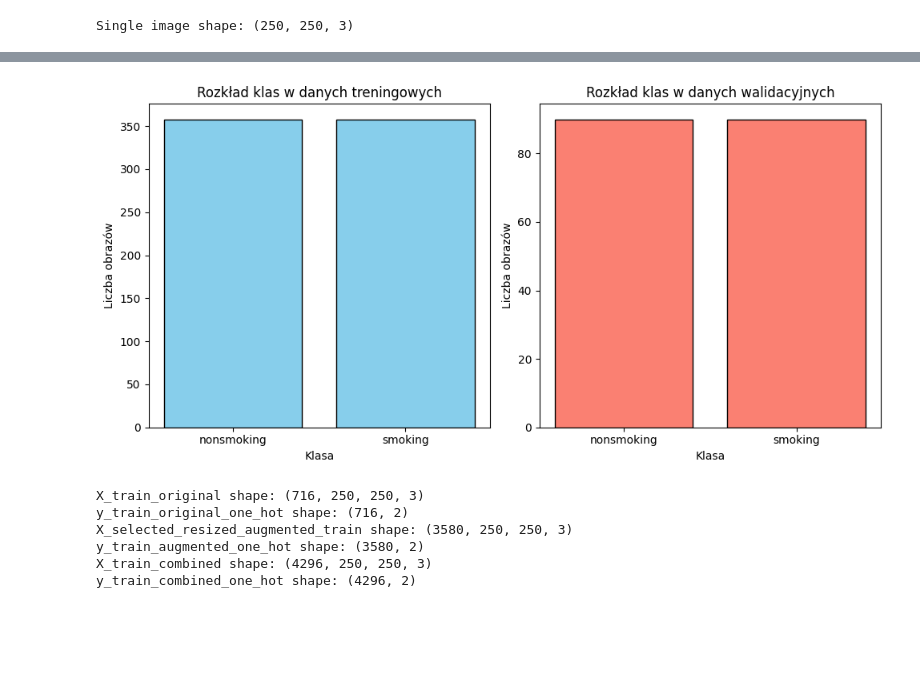
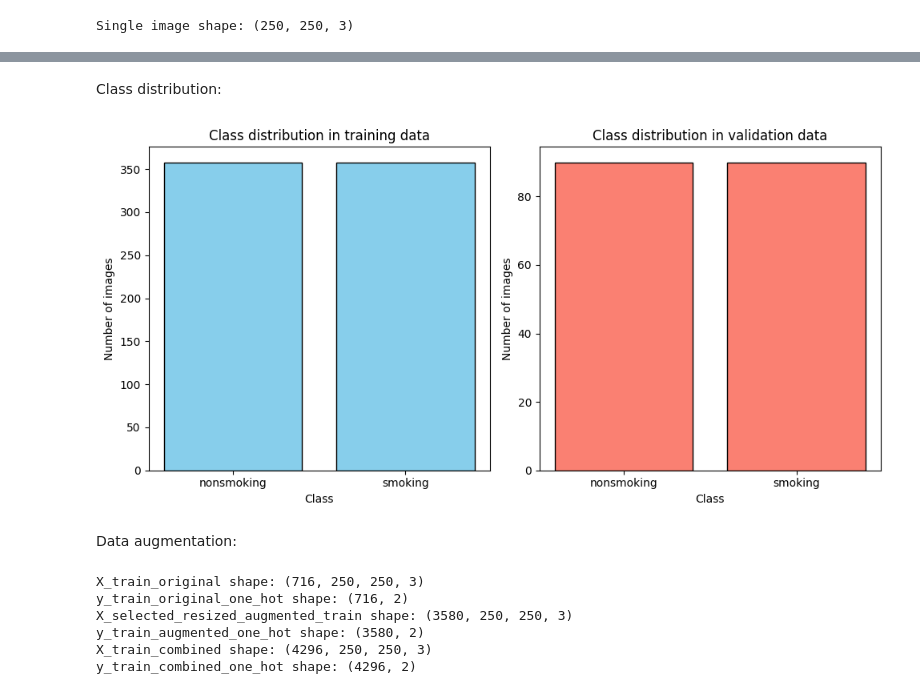
Before and after one commit to jroznerski/smokers_detection, a Jupyter notebook: smoker-detection-notebook.ipynb, the cells around one changed output, grey strips where cells are left out. Cells and saved outputs as stored; diff of their text form; code cells hidden in the pictures; blank space fills up the shorter version.

```diff
--- a/smoker-detection-notebook.ipynb
+++ b/smoker-detection-notebook.ipynb
@@ -79,23 +107,25 @@ plt.show()
+# %% [markdown]
+Class distribution:
 # %%
 plt.figure(figsize=(10, 5))
 plt.subplot(1, 2, 1)
 plt.hist(y_train, bins=[-0.5, 0.5, 1.5], edgecolor='black', align='mid', rwidth=0.8, color='skyblue')
 plt.xticks([0, 1], ['nonsmoking', 'smoking'])
-plt.title('Rozkład klas w danych treningowych')
-plt.xlabel('Klasa')
-plt.ylabel('Liczba obrazów')
+plt.title('Class distribution in training data')
+plt.xlabel('Class')
+plt.ylabel('Number of images')
 
 plt.subplot(1, 2, 2)
 plt.hist(y_val, bins=[-0.5, 0.5, 1.5], edgecolor='black', align='mid', rwidth=0.8, color='salmon')
 plt.xticks([0, 1], ['nonsmoking', 'smoking'])
-plt.title('Rozkład klas w danych walidacyjnych')
-plt.xlabel('Klasa')
-plt.ylabel('Liczba obrazów')
+plt.title('Class distribution in validation data')
+plt.xlabel('Class')
+plt.ylabel('Number of images')
 
 plt.tight_layout()
 plt.show()
 # %% [output]
-[figure, old version]
+[figure, new version]
 # %%
 num_classes = len(unique_classes)
 
@@ -114,6 +144,8 @@ X_test_original = np.copy(X_test)
 X_train = X_train / 255.0
 X_val = X_val / 255.0
 X_test = X_test / 255.0
+# %% [markdown]
+Data augmentation:
 # %%
 augmented_indices_train = random.sample(range(len(X_train)), int(len(X_train)))
 
```
Also changed, not shown: parts of 28 cells of this notebook.
